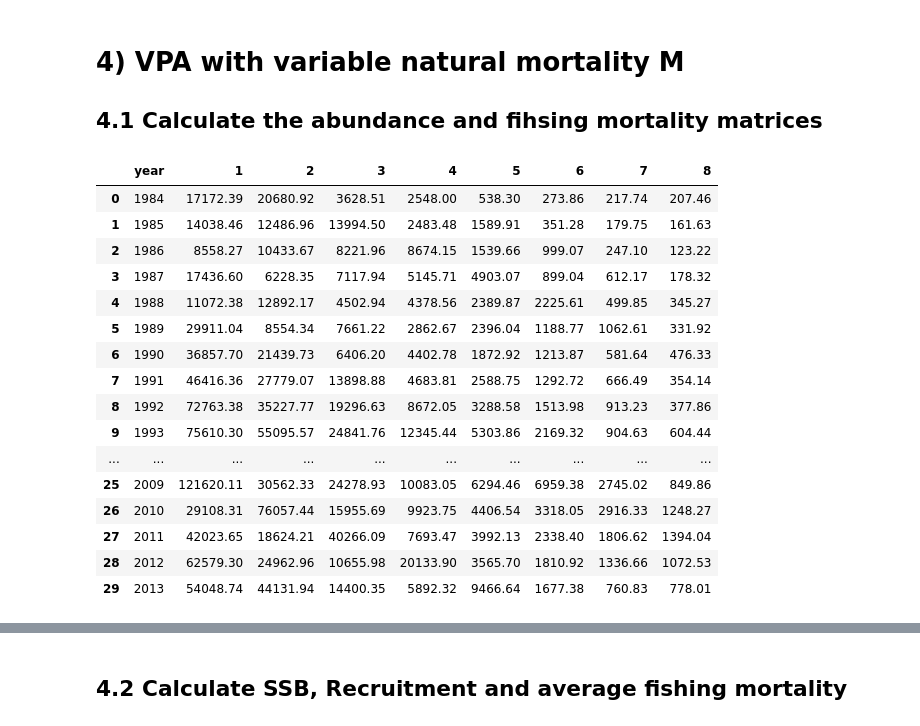
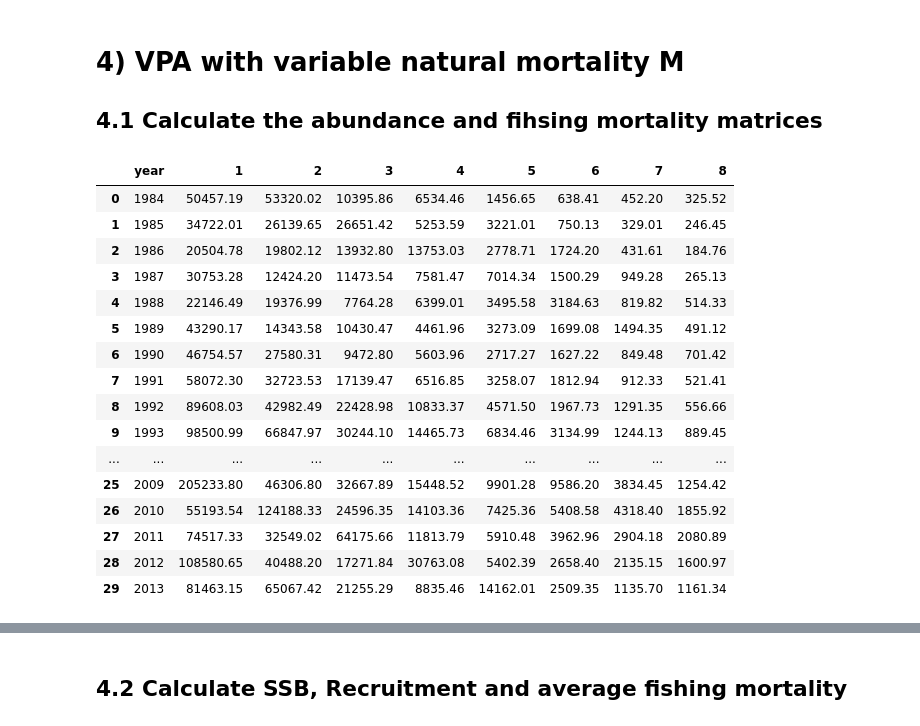
Before and after one commit to d2gex/pfs_slu, a Jupyter notebook: python/vap_fixed_terms.ipynb, the cells around one changed output, grey strips where cells are left out. Saved outputs shown, nothing was run; the diff lists cells and outputs as text; code cells hidden in the pictures.

Commit message:
Start iterative fishing mortality and abundance matrix calculation

```diff
--- a/python/vap_fixed_terms.ipynb
+++ b/python/vap_fixed_terms.ipynb
@@ -58,36 +58,38 @@ class Abundance:
         self.m = m
         self.f = f
 
-    def calculate_abundance_last_cols_rows (self, n: pd.DataFrame) -> pd.DataFrame:
+    def calculate_abundance_last_cols_rows (self) -> pd.DataFrame:
+        n = self.f.copy()
+        n[n.columns[1:]] = 0
+
         # Calculate abundance for last column (age 8 for all years)
         ct = self.c.iloc[:, -1]
         zt = self.f.iloc[:, -1] + self.m.iloc[:, -1]
         ft = self.f.iloc[:, -1]
-        exp_z = np.exp(pd.Series([1] * len(zt)) - zt)
+        exp_z = 1 - np.exp(-zt)
         #----> update last column
-        n.iloc[:, -1] = round(ct * zt / ft * exp_z, 2)
+        n.iloc[:, -1] = round((ct * zt) / (ft * exp_z), 2)
 
         # Calculate abundance for last row (all ages for the last year)
         ct = self.c.iloc[-1, 1:].reset_index(drop=True)
         zt = (self.f.iloc[-1, 1:] + self.m.iloc[-1, 1:]).reset_index(drop=True)
         ft = self.f.iloc[-1, 1:].reset_index(drop=True)
-        exp_z = np.exp(pd.Series([1] * len(zt)) - zt)
+        exp_z = 1 - np.exp(-zt)
         #----> update last rowex
-        n.iloc[-1, 1:] = round(ct * zt / ft * exp_z, 2)
-
+        n.iloc[-1, 1:] = round((ct * zt) / (ft * exp_z), 2)
         return n
 
     def calculate_abundance_rest_cols_rows (self, n: pd.DataFrame) -> pd.DataFrame:
         for col in range(len(n.columns)-1, 1, -1): # Calculation from age 7 to age 1
             nt1 = n.iloc[1:, col].reset_index(drop=True) # Nt+1,a+1
-            e_m = np.exp(m.iloc[:-1, col-1])
+            e_m = np.exp(self.m.iloc[:-1, col-1])
+            em_2 = np.exp(self.m.iloc[:-1, col-1] / 2)
             ct = self.c.iloc[:-1, col-1]
-            em_2 = np.exp(m.iloc[:-1, col-1] / 2)
             n.iloc[:-1, col-1] = round((nt1 * e_m) + (ct * em_2), 2)
         return n
 
-    def calculate (self, n: pd.DataFrame) -> pd.DataFrame:
-        n = self.calculate_abundance_last_cols_rows(n)
+    def calculate (self) -> pd.DataFrame:
+        n = self.calculate_abundance_last_cols_rows()
         n = self.calculate_abundance_rest_cols_rows(n)
         return (n)
 # %%
@@ -298,27 +247,26 @@ Text(0.5, 0, 'Years')
 ## 4.1 Calculate the abundance and fihsing mortality matrices
 # %%
 # Calculate the abundance matrix with the new M matrix
-
 abundance = Abundance(c, vm, f)
-n_vm = abundance.calculate(n)
+n_vm = abundance.calculate()
 n_vm
 # %% [output]
 |  | year | 1 | 2 | 3 | 4 | 5 | 6 | 7 | 8 |
-| 0 | 1984 | 17172.39 | 20680.92 | 3628.51 | 2548.00 | 538.30 | 273.86 | 217.74 | 207.46 |
-| 1 | 1985 | 14038.46 | 12486.96 | 13994.50 | 2483.48 | 1589.91 | 351.28 | 179.75 | 161.63 |
-| 2 | 1986 | 8558.27 | 10433.67 | 8221.96 | 8674.15 | 1539.66 | 999.07 | 247.10 | 123.22 |
-| 3 | 1987 | 17436.60 | 6228.35 | 7117.94 | 5145.71 | 4903.07 | 899.04 | 612.17 | 178.32 |
-| 4 | 1988 | 11072.38 | 12892.17 | 4502.94 | 4378.56 | 2389.87 | 2225.61 | 499.85 | 345.27 |
-| 5 | 1989 | 29911.04 | 8554.34 | 7661.22 | 2862.67 | 2396.04 | 1188.77 | 1062.61 | 331.92 |
-| 6 | 1990 | 36857.70 | 21439.73 | 6406.20 | 4402.78 | 1872.92 | 1213.87 | 581.64 | 476.33 |
-| 7 | 1991 | 46416.36 | 27779.07 | 13898.88 | 4683.81 | 2588.75 | 1292.72 | 666.49 | 354.14 |
-| 8 | 1992 | 72763.38 | 35227.77 | 19296.63 | 8672.05 | 3288.58 | 1513.98 | 913.23 | 377.86 |
-| 9 | 1993 | 75610.30 | 55095.57 | 24841.76 | 12345.44 | 5303.86 | 2169.32 | 904.63 | 604.44 |
+| 0 | 1984 | 50457.19 | 53320.02 | 10395.86 | 6534.46 | 1456.65 | 638.41 | 452.20 | 325.52 |
+| 1 | 1985 | 34722.01 | 26139.65 | 26651.42 | 5253.59 | 3221.01 | 750.13 | 329.01 | 246.45 |
+| 2 | 1986 | 20504.78 | 19802.12 | 13932.80 | 13753.03 | 2778.71 | 1724.20 | 431.61 | 184.76 |
+| 3 | 1987 | 30753.28 | 12424.20 | 11473.54 | 7581.47 | 7014.34 | 1500.29 | 949.28 | 265.13 |
+| 4 | 1988 | 22146.49 | 19376.99 | 7764.28 | 6399.01 | 3495.58 | 3184.63 | 819.82 | 514.33 |
+| 5 | 1989 | 43290.17 | 14343.58 | 10430.47 | 4461.96 | 3273.09 | 1699.08 | 1494.35 | 491.12 |
+| 6 | 1990 | 46754.57 | 27580.31 | 9472.80 | 5603.96 | 2717.27 | 1627.22 | 849.48 | 701.42 |
+| 7 | 1991 | 58072.30 | 32723.53 | 17139.47 | 6516.85 | 3258.07 | 1812.94 | 912.33 | 521.41 |
+| 8 | 1992 | 89608.03 | 42982.49 | 22428.98 | 10833.37 | 4571.50 | 1967.73 | 1291.35 | 556.66 |
+| 9 | 1993 | 98500.99 | 66847.97 | 30244.10 | 14465.73 | 6834.46 | 3134.99 | 1244.13 | 889.45 |
 | ... | ... | ... | ... | ... | ... | ... | ... | ... | ... |
-| 25 | 2009 | 121620.11 | 30562.33 | 24278.93 | 10083.05 | 6294.46 | 6959.38 | 2745.02 | 849.86 |
-| 26 | 2010 | 29108.31 | 76057.44 | 15955.69 | 9923.75 | 4406.54 | 3318.05 | 2916.33 | 1248.27 |
-| 27 | 2011 | 42023.65 | 18624.21 | 40266.09 | 7693.47 | 3992.13 | 2338.40 | 1806.62 | 1394.04 |
-| 28 | 2012 | 62579.30 | 24962.96 | 10655.98 | 20133.90 | 3565.70 | 1810.92 | 1336.66 | 1072.53 |
-| 29 | 2013 | 54048.74 | 44131.94 | 14400.35 | 5892.32 | 9466.64 | 1677.38 | 760.83 | 778.01 |
+| 25 | 2009 | 205233.80 | 46306.80 | 32667.89 | 15448.52 | 9901.28 | 9586.20 | 3834.45 | 1254.42 |
+| 26 | 2010 | 55193.54 | 124188.33 | 24596.35 | 14103.36 | 7425.36 | 5408.58 | 4318.40 | 1855.92 |
+| 27 | 2011 | 74517.33 | 32549.02 | 64175.66 | 11813.79 | 5910.48 | 3962.96 | 2904.18 | 2080.89 |
+| 28 | 2012 | 108580.65 | 40488.20 | 17271.84 | 30763.08 | 5402.39 | 2658.40 | 2135.15 | 1600.97 |
+| 29 | 2013 | 81463.15 | 65067.42 | 21255.29 | 8835.46 | 14162.01 | 2509.35 | 1135.70 | 1161.34 |
 # %%
 # Recalculate the fishing mortality matrix
```
Also changed, not shown: parts of 37 cells of this notebook.
